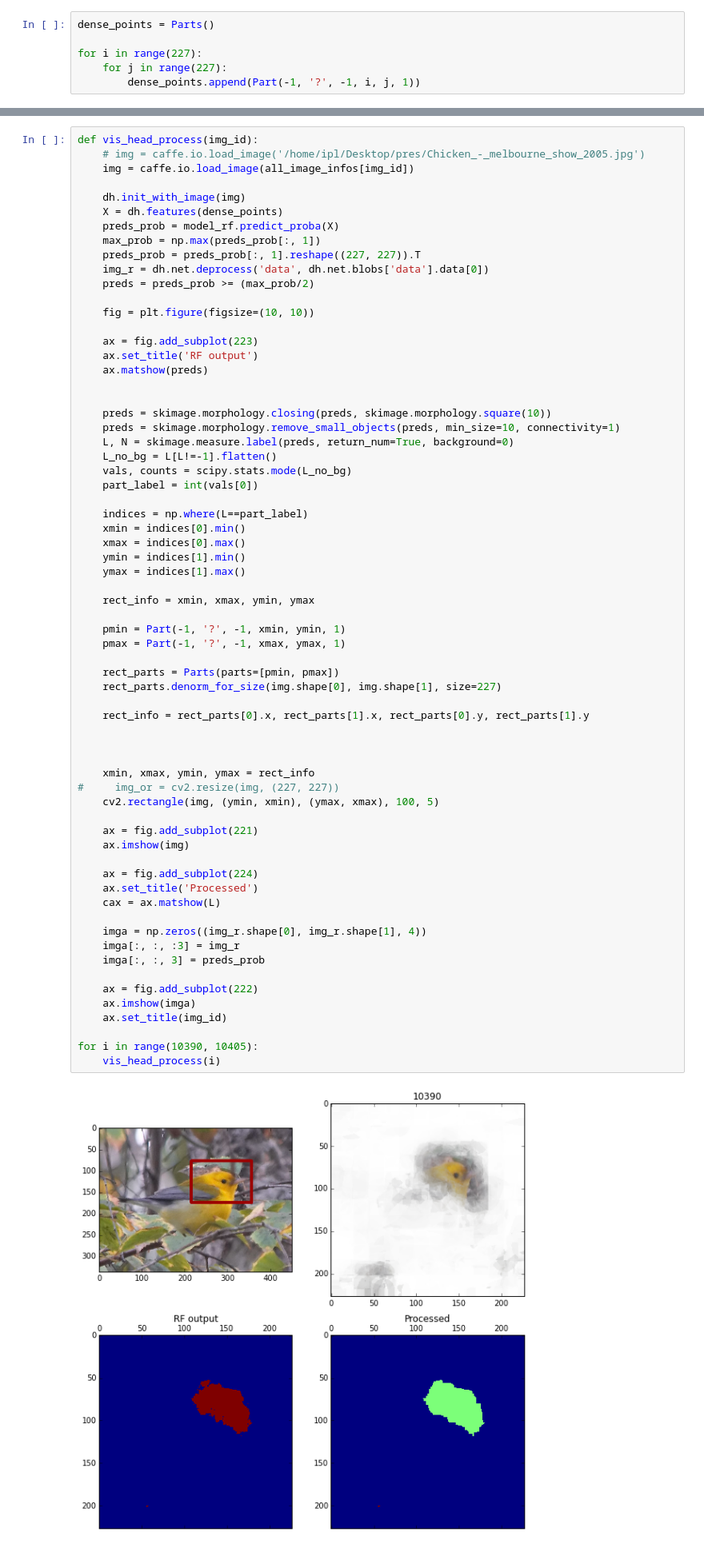
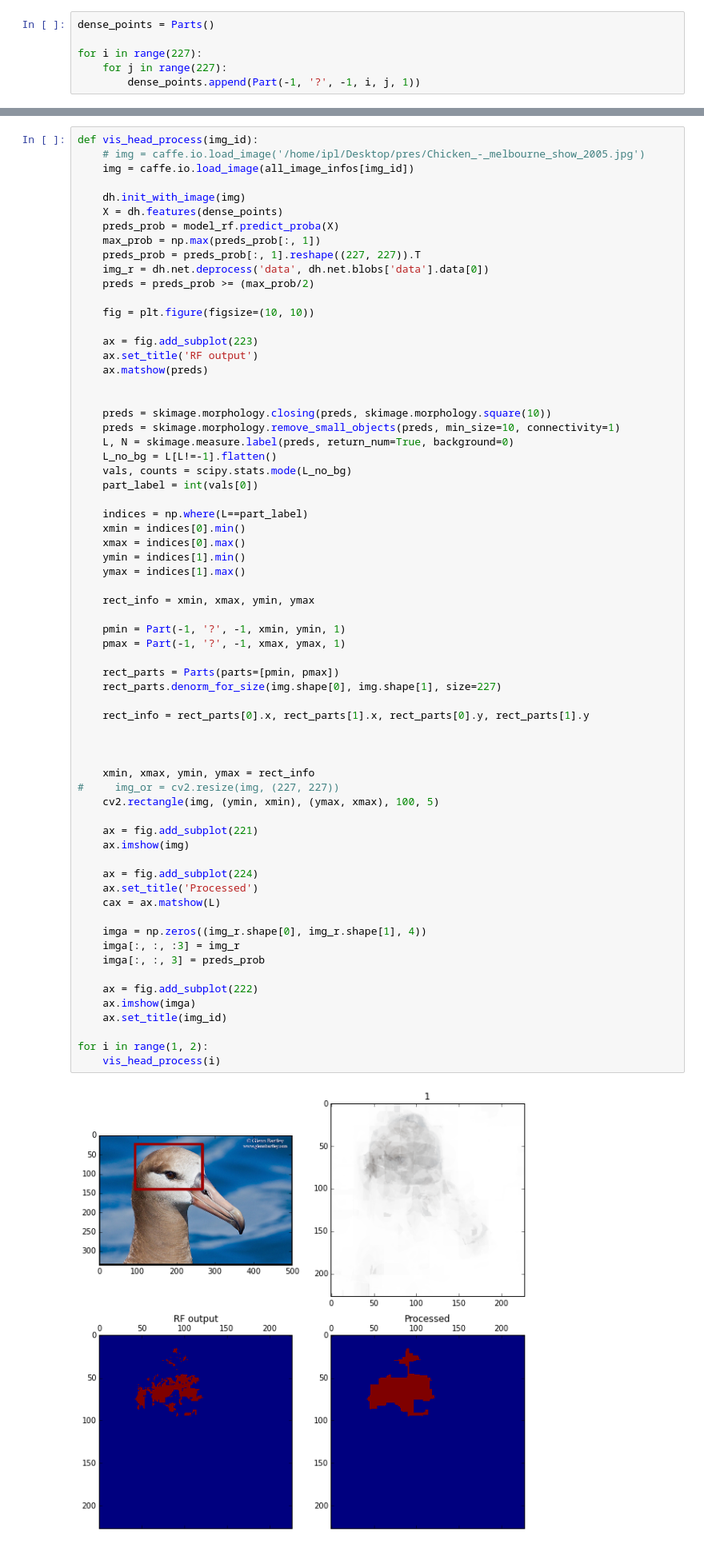
Before and after one commit to yassersouri/omgh, a Jupyter notebook: notebooks/RF.ipynb, the cells around one changed output, grey strips where cells are left out. Shown at 80% size. Cells and saved outputs as stored; diff of their text form.

```diff
--- a/notebooks/RF.ipynb
+++ b/notebooks/RF.ipynb
@@ -290,32 +290,32 @@ def vis_head_process(img_id):
     pmax = Part(-1, '?', -1, xmax, ymax, 1)
 
     rect_parts = Parts(parts=[pmin, pmax])
     rect_parts.denorm_for_size(img.shape[0], img.shape[1], size=227)
 
     rect_info = rect_parts[0].x, rect_parts[1].x, rect_parts[0].y, rect_parts[1].y
 
 
 
     xmin, xmax, ymin, ymax = rect_info
 #     img_or = cv2.resize(img, (227, 227))
     cv2.rectangle(img, (ymin, xmin), (ymax, xmax), 100, 5)
 
     ax = fig.add_subplot(221)
     ax.imshow(img)
 
     ax = fig.add_subplot(224)
     ax.set_title('Processed')
     cax = ax.matshow(L)
 
     imga = np.zeros((img_r.shape[0], img_r.shape[1], 4))
     imga[:, :, :3] = img_r
     imga[:, :, 3] = preds_prob
 
     ax = fig.add_subplot(222)
     ax.imshow(imga)
     ax.set_title(img_id)
 
-for i in range(10390, 10405):
+for i in range(1, 2):
     vis_head_process(i)
 # %% [output]
-[figure, old version]
+[figure, new version]
```
Also changed, not shown: parts of 25 cells of this notebook, 1 other file.
